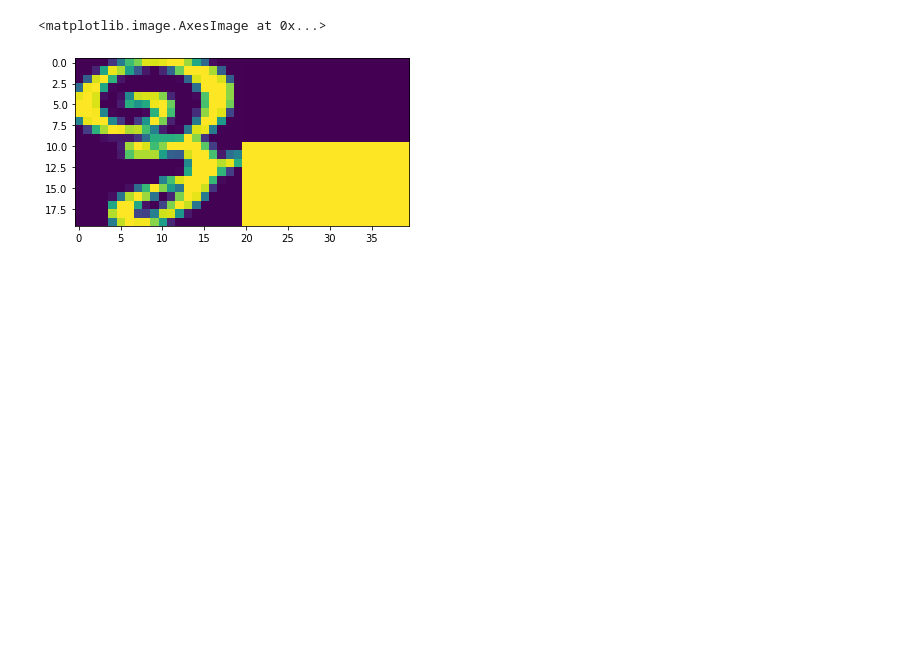
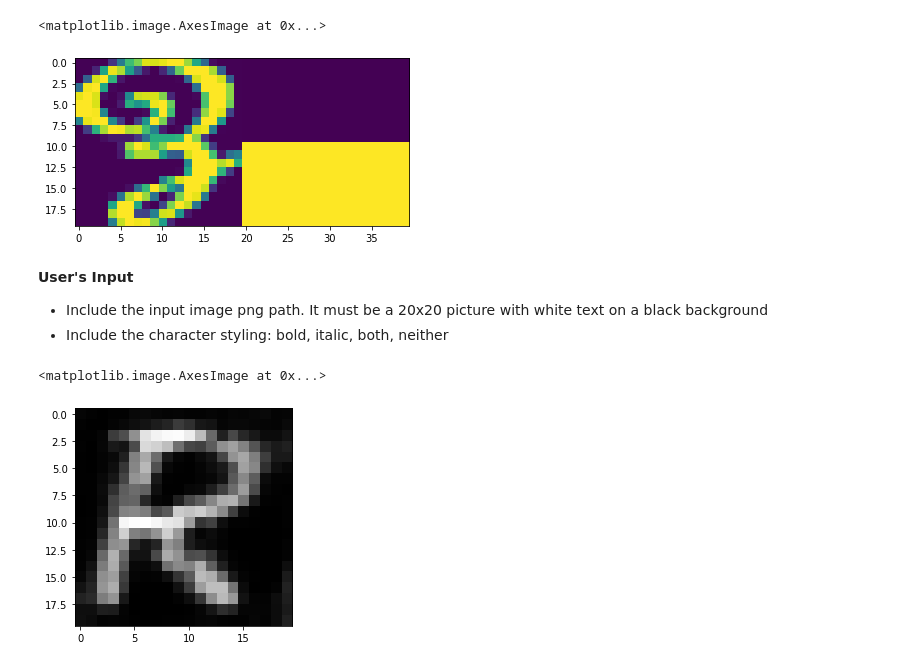
Before and after one commit to benduong2001/dsproject_font_decorator_bolditalic_unet, a Jupyter notebook: font_bolditalic_unet_v2.ipynb, the cells around one changed output. Cells and saved outputs as stored; diff of their text form; code cells hidden in the pictures; blank space fills up the shorter version.

```diff
--- a/font_bolditalic_unet_v2.ipynb
+++ b/font_bolditalic_unet_v2.ipynb
@@ -205,4 +205,12 @@ plt.imshow(np.squeeze((y_test[test_idx]*255).astype(int)))
 [figure]
 # %%
 unet_model.save(PATH_FOLDER + "model_font_bolditalic_v2.h5")
+# %% [markdown]
+**User's Input**
+* Include the input image png path. It must be a 20x20 picture with white text on a black background
+* Include the character styling: bold, italic, both, neither
+# %%
+INPUT_IMAGE_FILE_NAME = "input_image.png" # must be white text on black background
+BOLD_OPTION = True
+ITALIC_OPTION = True
 # %%
@@ -256,0 +239,39 @@ input_image_arr_concat = np.hstack([input_image_arr,temp_channel])
+# %%
+PATH_INPUT_IMAGE = PATH_FOLDER + INPUT_IMAGE_FILE_NAME
+input_image = Image.open(PATH_INPUT_IMAGE)
+
+# Image pre-processing
+
+input_image_arr = np.array(input_image)
+input_image_arr = input_image_arr.astype(float)
+#MAX_PIXEL_SHADE = 255
+MAX_PIXEL_SHADE = input_image_arr.max()
+input_image_arr /= MAX_PIXEL_SHADE
+# %%
+# One hot encoding onto the input image
+if (BOLD_OPTION==True):
+    if (ITALIC_OPTION==True):
+        channel_type = 3
+    else:
+        channel_type = 2
+else:
+    if (ITALIC_OPTION==True):
+        channel_type = 1
+    else:
+        channel_type = 0
+
+temp_channel = temp_create_channels(channel_type).astype(float)
+input_image_arr_concat = np.hstack([input_image_arr,temp_channel])
+# plt.imshow((input_image_arr_concat*255).astype(int))
+# %%
+model_input_image = np.array([np.expand_dims(input_image_arr_concat,2)])
+# model_input_image.shape # x_test.shape
+output_generation = unet_model.predict(model_input_image)
+
+output_generation_image_array = np.squeeze((output_generation[0]*255).astype(int))
+
+output_generation_image = output_generation_image_array[:, :20]
+plt.imshow(output_generation_image, cmap="gray")
+# %% [output]
+<matplotlib.image.AxesImage at 0x...>
+[figure, added]
```
Also changed, not shown: parts of 2 cells of this notebook.
